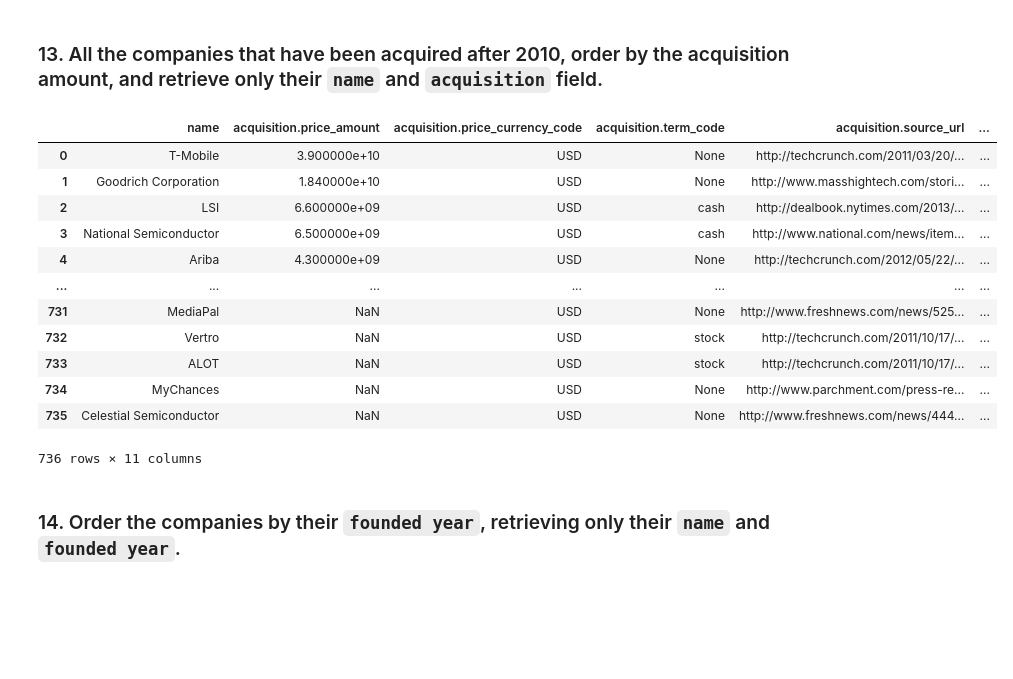
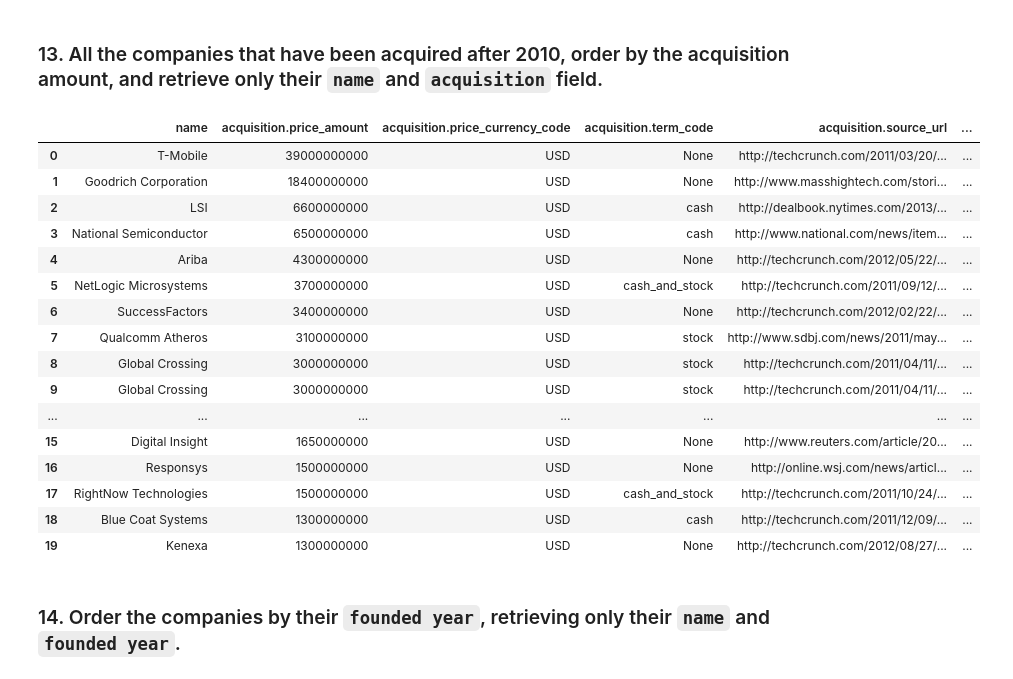
Before and after one commit to yuvtorres/datamad0320, a Jupyter notebook: module-2/lab-advance-querying-mongo/your_code/main.ipynb, the cells around one changed output. Cells and saved outputs as stored; diff of their text form; code cells hidden in the pictures; blank space fills up the shorter version.

Commit message:
adding limit

```diff
--- a/module-2/lab-advance-querying-mongo/your_code/main.ipynb
+++ b/module-2/lab-advance-querying-mongo/your_code/main.ipynb
@@ -281,24 +281,28 @@ json_normalize(rest)
 # %%
 qsearch={"acquisition.acquired_year":{"$gt":2010} }
 
 rest=list(db.companies.find(qsearch,  {"name":1,
           "acquisition": 1,
-          "_id":0 }).sort("acquisition.price_amount", DESCENDING))
+          "_id":0 }).sort("acquisition.price_amount", DESCENDING).limit(20))
 json_normalize(rest)
 # %% [output]
 |  | name | acquisition.price_amount | acquisition.price_currency_code | acquisition.term_code | acquisition.source_url | ... |
-| 0 | T-Mobile | 3.900000e+10 | USD | None | http://techcrunch.com/2011/03/20/... | ... |
-| 1 | Goodrich Corporation | 1.840000e+10 | USD | None | http://www.masshightech.com/stori... | ... |
-| 2 | LSI | 6.600000e+09 | USD | cash | http://dealbook.nytimes.com/2013/... | ... |
-| 3 | National Semiconductor | 6.500000e+09 | USD | cash | http://www.national.com/news/item... | ... |
-| 4 | Ariba | 4.300000e+09 | USD | None | http://techcrunch.com/2012/05/22/... | ... |
+| 0 | T-Mobile | 39000000000 | USD | None | http://techcrunch.com/2011/03/20/... | ... |
+| 1 | Goodrich Corporation | 18400000000 | USD | None | http://www.masshightech.com/stori... | ... |
+| 2 | LSI | 6600000000 | USD | cash | http://dealbook.nytimes.com/2013/... | ... |
+| 3 | National Semiconductor | 6500000000 | USD | cash | http://www.national.com/news/item... | ... |
+| 4 | Ariba | 4300000000 | USD | None | http://techcrunch.com/2012/05/22/... | ... |
+| 5 | NetLogic Microsystems | 3700000000 | USD | cash_and_stock | http://techcrunch.com/2011/09/12/... | ... |
+| 6 | SuccessFactors | 3400000000 | USD | None | http://techcrunch.com/2012/02/22/... | ... |
+| 7 | Qualcomm Atheros | 3100000000 | USD | stock | http://www.sdbj.com/news/2011/may... | ... |
+| 8 | Global Crossing | 3000000000 | USD | stock | http://techcrunch.com/2011/04/11/... | ... |
+| 9 | Global Crossing | 3000000000 | USD | stock | http://techcrunch.com/2011/04/11/... | ... |
 | ... | ... | ... | ... | ... | ... | ... |
-| 731 | MediaPal | NaN | USD | None | http://www.freshnews.com/news/525... | ... |
-| 732 | Vertro | NaN | USD | stock | http://techcrunch.com/2011/10/17/... | ... |
-| 733 | ALOT | NaN | USD | stock | http://techcrunch.com/2011/10/17/... | ... |
-| 734 | MyChances | NaN | USD | None | http://www.parchment.com/press-re... | ... |
-| 735 | Celestial Semiconductor | NaN | USD | None | http://www.freshnews.com/news/444... | ... |
+| 15 | Digital Insight | 1650000000 | USD | None | http://www.reuters.com/article/20... | ... |
+| 16 | Responsys | 1500000000 | USD | None | http://online.wsj.com/news/articl... | ... |
+| 17 | RightNow Technologies | 1500000000 | USD | cash_and_stock | http://techcrunch.com/2011/10/24/... | ... |
+| 18 | Blue Coat Systems | 1300000000 | USD | cash | http://techcrunch.com/2011/12/09/... | ... |
+| 19 | Kenexa | 1300000000 | USD | None | http://techcrunch.com/2012/08/27/... | ... |
-736 rows × 11 columns
 # %% [markdown]
 ### 14. Order the companies by their `founded year`, retrieving only their `name` and `founded year`.
 # %%
```
Also changed, not shown: parts of 1 cell of this notebook.
